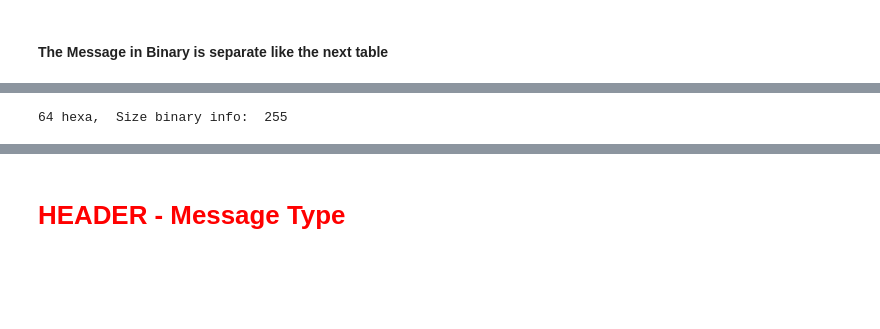
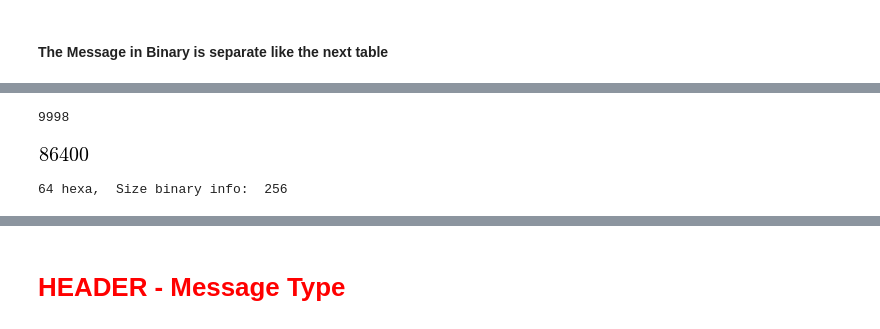
Before and after one commit to mikesneider/GNSS, a Jupyter notebook: SBAS.ipynb, the cells around one changed output, grey strips where cells are left out. Drawn from its saved outputs; the diff is of its cells as text; code cells hidden in the pictures; blank space fills up the shorter version.

```diff
--- a/SBAS.ipynb
+++ b/SBAS.ipynb
@@ -208,14 +342,26 @@ A brief explanation of the different data fields is presented hereafter:
+# %%
+List_MTs = list(DT_SBAS.MTs)
+print len(List_MTs)
+# %% [output]
+9998
+# %%
+cantidad = 24*60*60 #cantidad de mensajes en el día
+cantidad
+# %% [output]
+[figure, added]
 # %%
 #Example with the frst line of data
-#hex1 = "53128038000000003FE00000000000000000" #first line
+#hex1 = "53128038000000003FE00000000000000000" #first line MT 4
 #hex2 = "00000003BBBBBB80000023070480"
-hex1 = "9A0CBFE4003FF401BFF8000003FFC0000040" #second line
+hex1 = "9A0CBFE4003FF401BFF8000003FFC0000040" #second line MT 3
 hex2 = "080000017957BB97957B94FF63C0"
+#hex1 = "C66A5015A08B033815C08E047023011C08E0" #third line MT 26
+#hex2 = "3801E80FBFDFFEFFF7800CA400C2"
 #hex1 = "9A08BFE7FE0000000003FF0000000000003F" #Random line
 #hex2 = "EFFCBFEDA7BB97BBB9559B9DFC00"
-hexa1 = "530D7FD0000000003FCC003FC8000003FB4007FE4029BBBBB9BB9599F4D92900"
-dec1 = int(hexa1, 16) #hex to int
+dec1 = int(hex1+hex2, 16) #hex to int
 bina = '{0:04b}'.format(dec1)
+msg = copy.copy(bina) #1010101010101.... (256 bits)
 print len(hex1+hex2),"hexa, ","Size binary info: ",len(str(bina))
 # %% [output]
-64 hexa,  Size binary info:  255
+64 hexa,  Size binary info:  256
```
Also changed, not shown: parts of 50 cells of this notebook.
